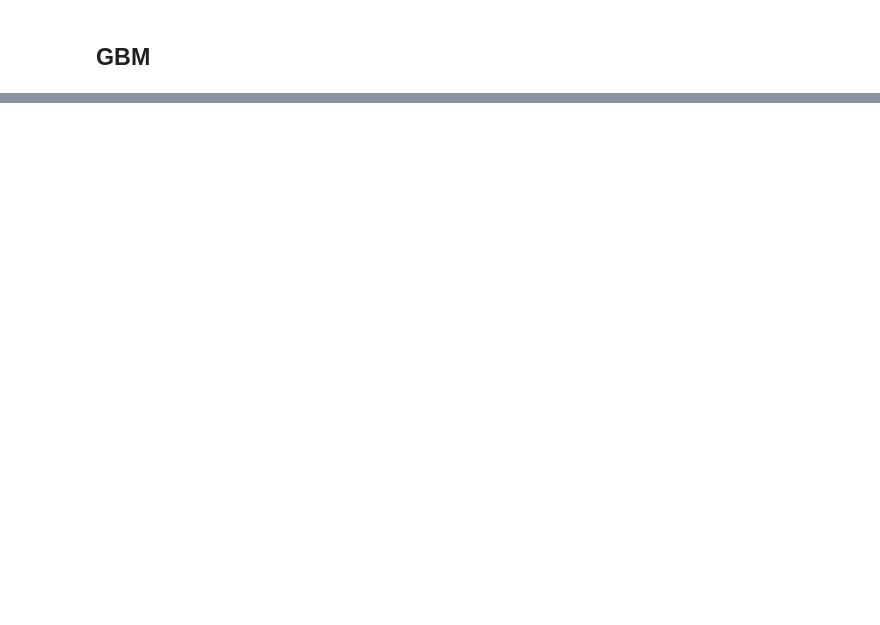
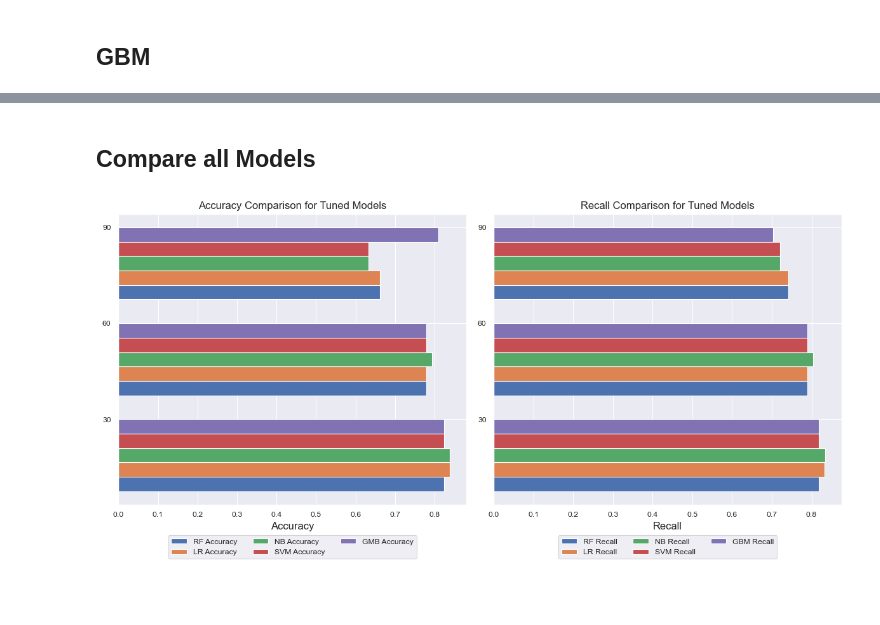
Before and after one commit to hdavis-sandiego/ADS-capstone, a Jupyter notebook: Capstone - Pre-Processing & Modeling.ipynb, the cells around one changed output, grey strips where cells are left out. Drawn from its saved outputs; the diff is of its cells as text; code cells hidden in the pictures; blank space fills up the shorter version.

Commit message:
SVM and GBM done - graph for model comparison added

```diff
--- a/Capstone - Pre-Processing & Modeling.ipynb
+++ b/Capstone - Pre-Processing & Modeling.ipynb
@@ -1517,0 +1388,2 @@ weighted avg       0.80      0.63      0.64        68
+# %% [markdown]
+## Compare all Models
@@ -1518,2 +1442,73 @@ weighted avg       0.80      0.63      0.64        68
+# %%
+# Create bar chart
+targets = ['30', '60', '90']
+
+
+# Separate accuracy and recall values for each model and target
+rf_accuracy_values = [rf_accuracy_30, rf_accuracy_60, rf_accuracy_90]
+rf_recall_values = [rf_recall_30, rf_recall_60, rf_recall_90]
+
+lr_accuracy_values = [lr_accuracy_30, lr_accuracy_60, lr_accuracy_90]
+lr_recall_values = [lr_recall_30, lr_recall_60, lr_recall_90]
+
+nb_accuracy_values = [nb_accuracy_30, nb_accuracy_60, nb_accuracy_90]
+nb_recall_values = [nb_recall_30, nb_recall_60, nb_recall_90]
+
+gbm_accuracy_values = [gbm_accuracy_30, gbm_accuracy_60, gbm_accuracy_90]
+gbm_recall_values = [gbm_recall_30, gbm_recall_60, gbm_recall_90]
+
+svm_accuracy_values = [svm_accuracy_30, svm_accuracy_60, svm_accuracy_90]
+svm_recall_values = [svm_recall_30, svm_recall_60, svm_recall_90]
+# %%
+# Set the width of the bars
+bar_width = 0.15
+
+# Define the positions of the bars for GBM, SVM, RF, LR, and NB
+bar_positions_rf = np.arange(len(targets))
+bar_positions_lr = bar_positions_rf + bar_width
+bar_positions_nb = bar_positions_lr + bar_width
+bar_positions_svm = bar_positions_nb + bar_width
+bar_positions_gbm = bar_positions_svm + bar_width
+
+# Create subplots
+fig, (ax1, ax2) = plt.subplots(1, 2, figsize=(12, 6))
+
+# Plot the GBM accuracy and recall bars on subplot 1
+ax1.barh(bar_positions_rf, rf_accuracy_values, height=bar_width, label='RF Accuracy')
+ax1.barh(bar_positions_lr, lr_accuracy_values, height=bar_width, label='LR Accuracy')
+ax1.barh(bar_positions_nb, nb_accuracy_values, height=bar_width, label='NB Accuracy')
+ax1.barh(bar_positions_svm, svm_accuracy_values, height=bar_width, label='SVM Accuracy')
+ax1.barh(bar_positions_gbm, gbm_accuracy_values, height=bar_width, label='GMB Accuracy')
+
+ax1.set_xlabel('Accuracy')
+ax1.set_yticks(bar_positions_gbm + bar_width / 2)
+ax1.set_yticklabels(targets)
+ax1.set_title('Accuracy Comparison for Tuned Models')
+ax1.legend()
+
+# Plot the recall bars on subplot 2
+
+ax2.barh(bar_positions_rf, rf_recall_values, height=bar_width, label='RF Recall')
+ax2.barh(bar_positions_lr, lr_recall_values, height=bar_width, label='LR Recall')
+ax2.barh(bar_positions_nb, nb_recall_values, height=bar_width, label='NB Recall')
+ax2.barh(bar_positions_svm, svm_recall_values, height=bar_width, label='SVM Recall')
+ax2.barh(bar_positions_gbm, gbm_recall_values, height=bar_width, label='GBM Recall')
+
+ax2.set_xlabel('Recall')
+ax2.set_yticks(bar_positions_gbm + bar_width / 2)
+ax2.set_yticklabels(targets)
+ax2.set_title('Recall Comparison for Tuned Models')
+ax2.legend()
+
+# Move the legend to the bottom center
+ax1.legend(loc='lower center', bbox_to_anchor=(0.5, -0.2), ncol=3)
+ax2.legend(loc='lower center', bbox_to_anchor=(0.5, -0.2), ncol=3)
+
+# Adjust layout to avoid overlapping labels
+plt.tight_layout()
+
+plt.show()
+# %% [output]
+[figure, added]
 # %% [markdown]
 ##
```
Also changed, not shown: parts of 70 cells of this notebook.
